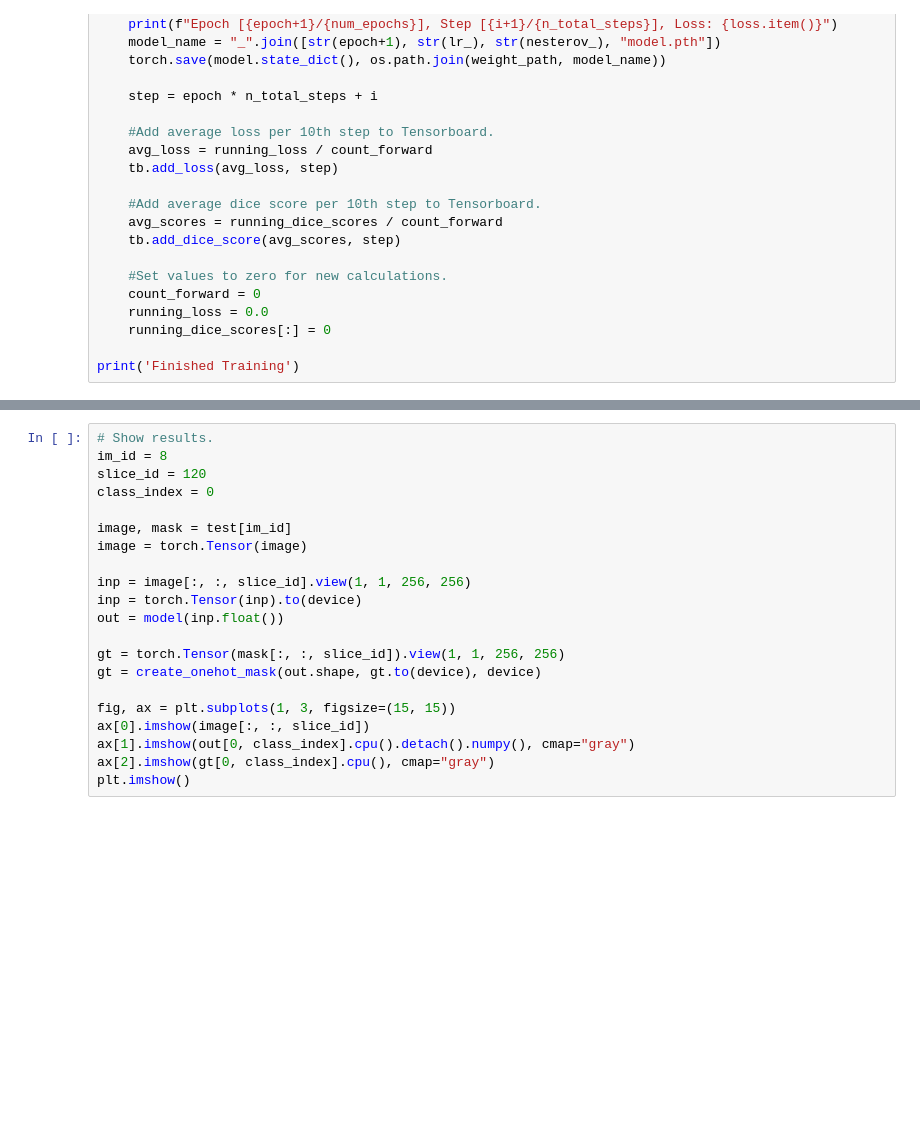
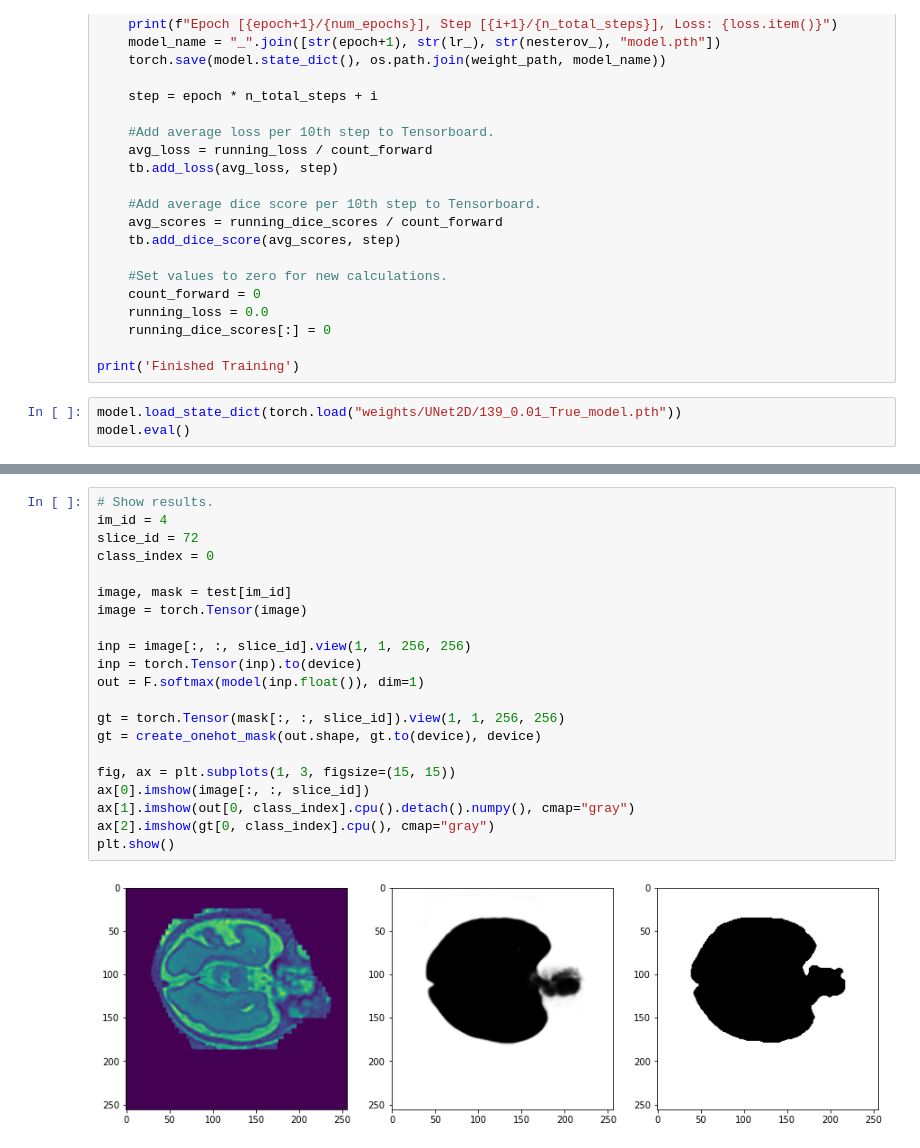
Before and after one commit to ugurcanakyuz/3D-Volumetric-MedicalImageSegmentationWithDeepLearning, a Jupyter notebook: Code/UNet_2D.ipynb, the cells around one changed output, grey strips where cells are left out. Drawn from its saved outputs; the diff is of its cells as text; blank space fills up the shorter version.

```diff
--- a/Code/UNet_2D.ipynb
+++ b/Code/UNet_2D.ipynb
@@ -116,3 +116,6 @@ for epoch in range(num_epochs):
     running_dice_scores[:] = 0
 
 print('Finished Training')
+# %%
+model.load_state_dict(torch.load("weights/UNet2D/139_0.01_True_model.pth"))
+model.eval()
@@ -119,21 +140,23 @@ print('Finished Training')
 # %%
 # Show results.
-im_id = 8
-slice_id = 120
+im_id = 4
+slice_id = 72
 class_index = 0
 
 image, mask = test[im_id]
 image = torch.Tensor(image)
 
 inp = image[:, :, slice_id].view(1, 1, 256, 256)
 inp = torch.Tensor(inp).to(device)
-out = model(inp.float())
+out = F.softmax(model(inp.float()), dim=1)
 
 gt = torch.Tensor(mask[:, :, slice_id]).view(1, 1, 256, 256)
 gt = create_onehot_mask(out.shape, gt.to(device), device)
 
 fig, ax = plt.subplots(1, 3, figsize=(15, 15))
 ax[0].imshow(image[:, :, slice_id])
 ax[1].imshow(out[0, class_index].cpu().detach().numpy(), cmap="gray")
 ax[2].imshow(gt[0, class_index].cpu(), cmap="gray")
-plt.imshow()
+plt.show()
+# %% [output]
+[figure, added]
```
Also changed, not shown: parts of 1 cell of this notebook, 1 other file.
